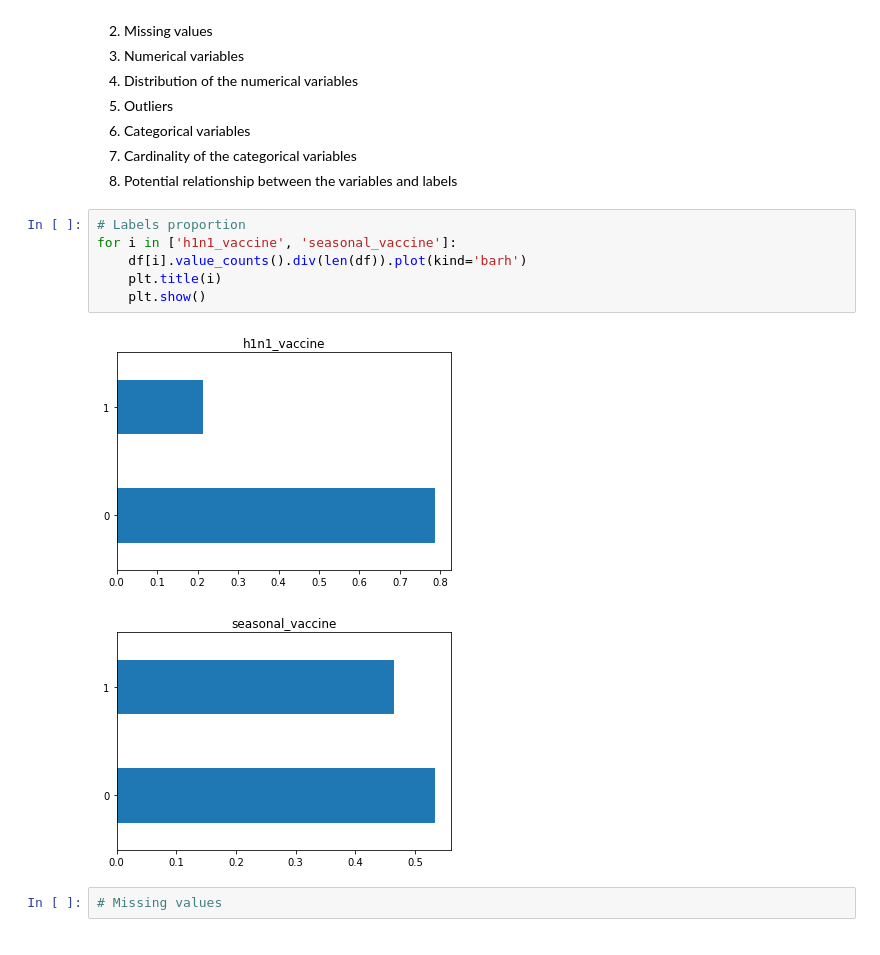
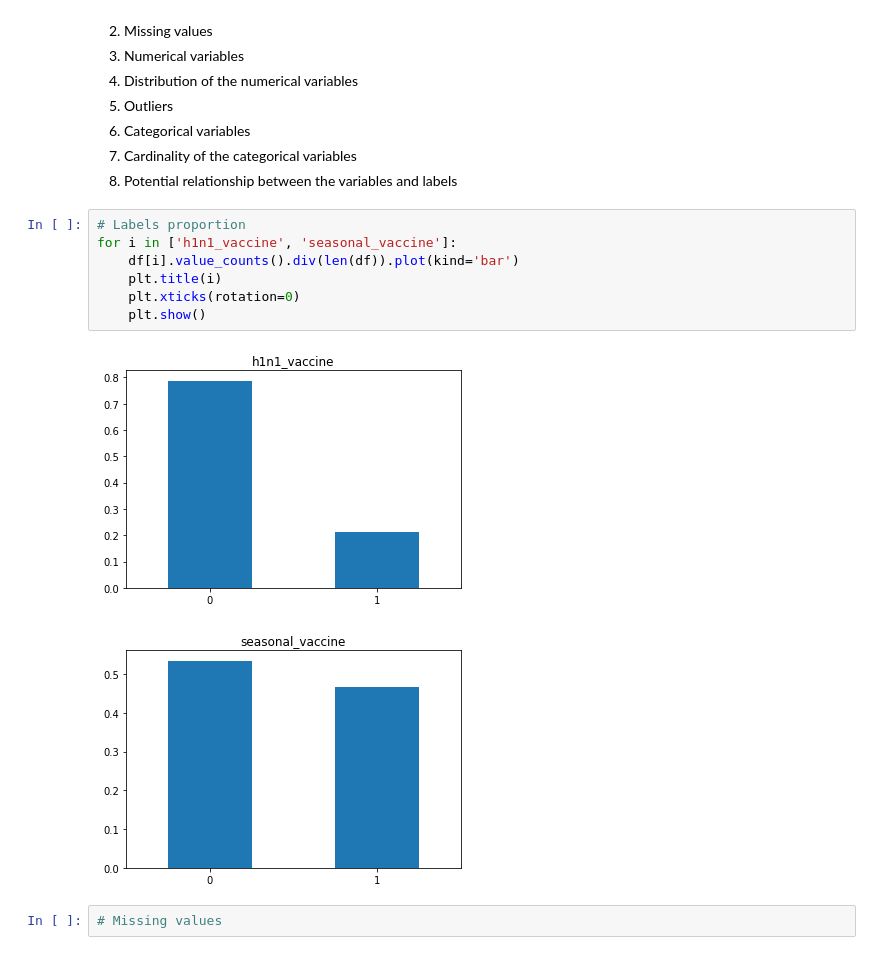
Before and after one commit to joaovitorfranco/flu-shot-competition, a Jupyter notebook: DataAnalysis.ipynb, the cells around one changed output. Drawn from its saved outputs; the diff is of its cells as text.

```diff
--- a/DataAnalysis.ipynb
+++ b/DataAnalysis.ipynb
@@ -97,12 +97,13 @@ Dataset Shape: (26707, 38)
 # %%
 # Labels proportion
 for i in ['h1n1_vaccine', 'seasonal_vaccine']:
-    df[i].value_counts().div(len(df)).plot(kind='barh')
+    df[i].value_counts().div(len(df)).plot(kind='bar')
     plt.title(i)
+    plt.xticks(rotation=0)
     plt.show()
 # %% [output]
-[figure, old version]
+[figure, new version]
-[figure, old version]
+[figure, new version]
 # %%
 # Missing values
 # %%
```
Also changed, not shown: parts of 5 cells of this notebook.
